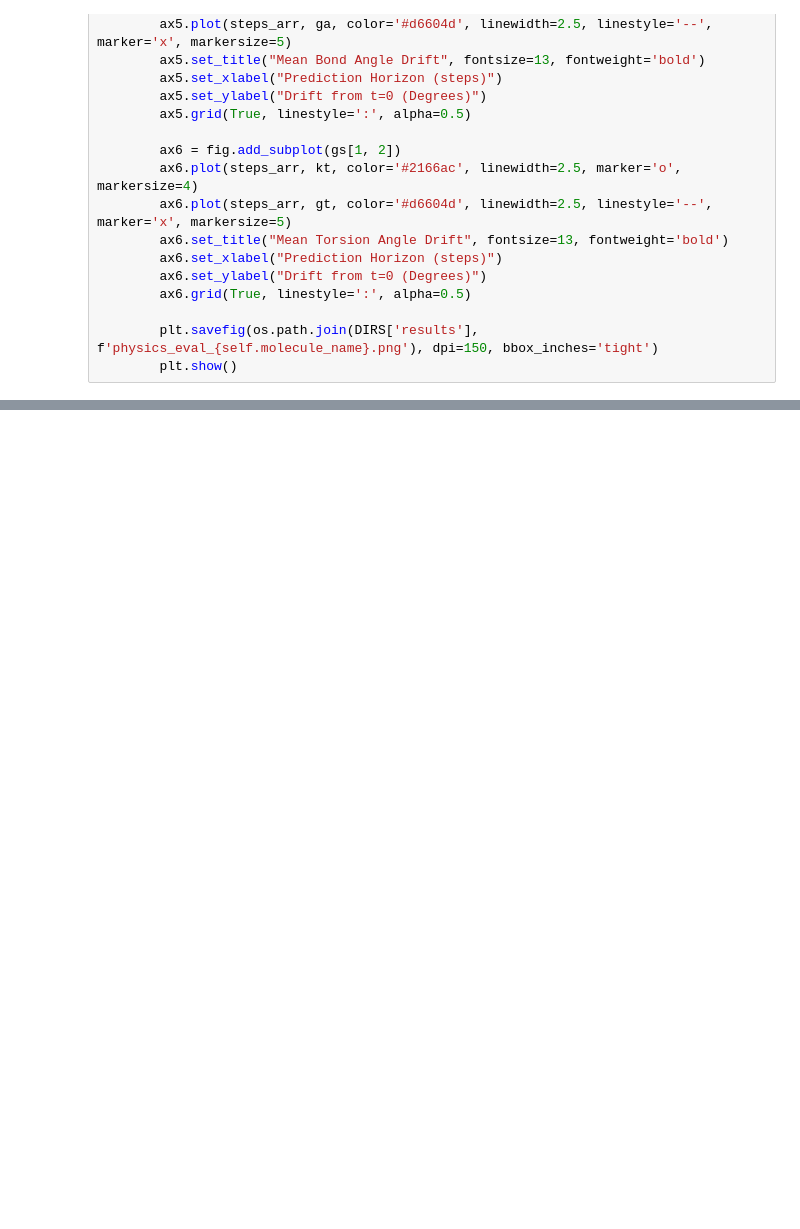
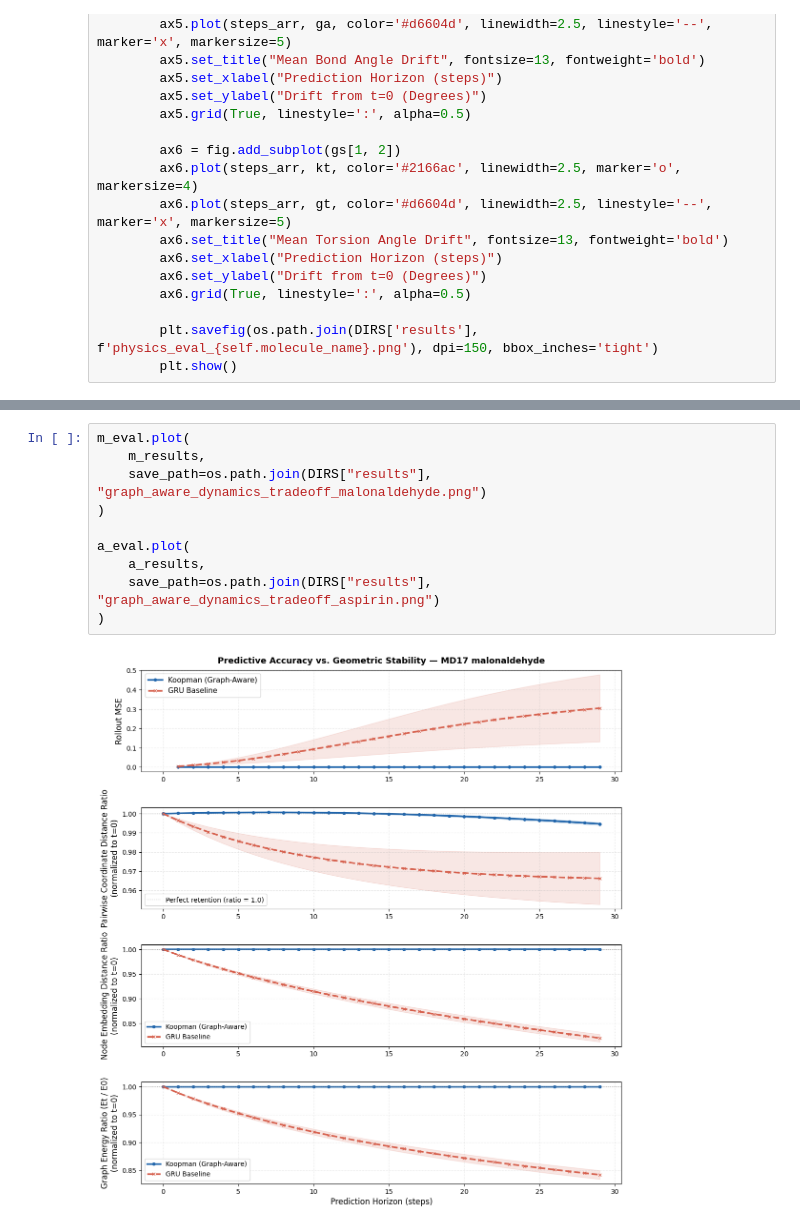
Before and after one commit to Abhilash437/Koopman-Graph-Evolver, a Jupyter notebook: Graph Dynamics Learner/generalized_kgn.ipynb, the cells around one changed output, grey strips where cells are left out. Saved outputs shown, nothing was run; the diff lists cells and outputs as text; blank space fills up the shorter version.

```diff
--- a/Graph Dynamics Learner/generalized_kgn.ipynb
+++ b/Graph Dynamics Learner/generalized_kgn.ipynb
@@ -2684,0 +2739,12 @@ a_phys.run()
+# %%
+m_eval.plot(
+    m_results,
+    save_path=os.path.join(DIRS["results"], "graph_aware_dynamics_tradeoff_malonaldehyde.png")
+)
+
+a_eval.plot(
+    a_results,
+    save_path=os.path.join(DIRS["results"], "graph_aware_dynamics_tradeoff_aspirin.png")
+)
+# %% [output]
+[figure, added]
```
Also changed, not shown: parts of 10 cells of this notebook, 4 other files.
